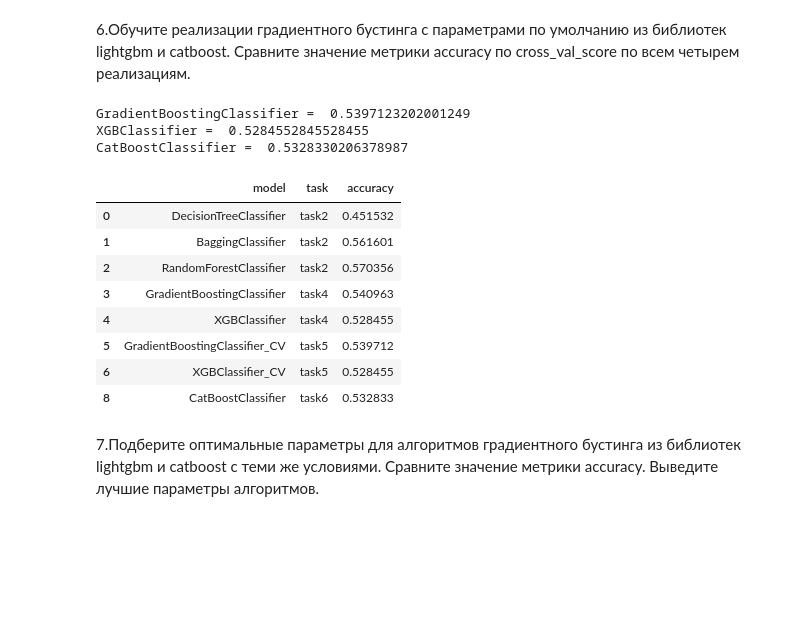
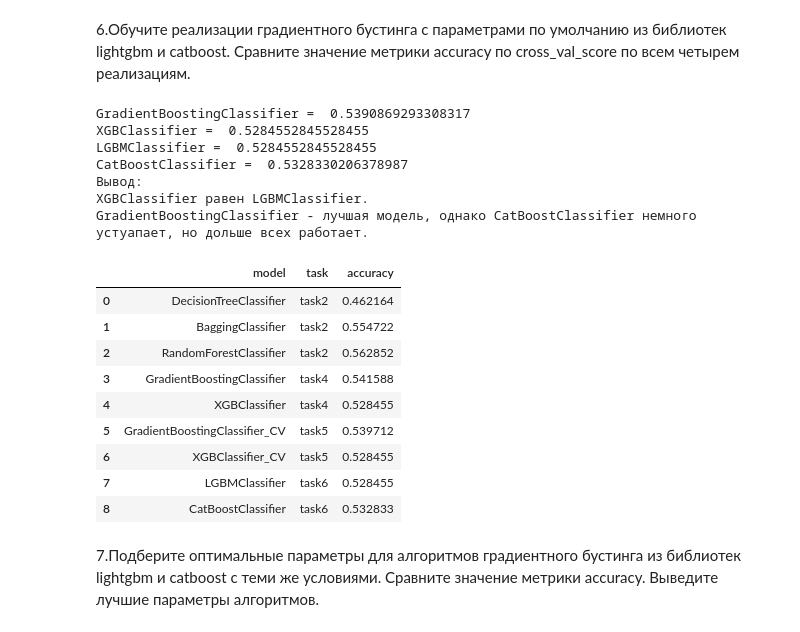
Before and after one commit to PanchenkoVI/start_of_learning_data_scientists, a Jupyter notebook: HM_Task9/HW_4_ML.ipynb, the cells around one changed output. Drawn from its saved outputs; the diff is of its cells as text; code cells hidden in the pictures; blank space fills up the shorter version.

Commit message:
task 9

```diff
--- a/HM_Task9/HW_4_ML.ipynb
+++ b/HM_Task9/HW_4_ML.ipynb
@@ -236,38 +250,45 @@ accuracy: 0.5284552845528455
 # %%
 # ### Ваш код ###
 
 acc_lightgbm = 0
 acc_catboost = 0
 
 print('GradientBoostingClassifier = ',end=' ')
 print(cross_val_score(GradientBoostingClassifier(), X, y, cv=3, scoring ='accuracy').mean())
 
 print('XGBClassifier = ',end=' ')
 print(cross_val_score(XGBClassifier(), X, y_1, cv=3, scoring ='accuracy').mean())
 
-# print('LGBMClassifier = ',end=' ')
-# acc_lightgbm  = cross_val_score(LGBMClassifier(), X, y, cv=3, scoring ='accuracy').mean()
-# print(acc_lightgbm)
+print('LGBMClassifier = ',end=' ')
+acc_lightgbm  = cross_val_score(LGBMClassifier(), X, y, cv=3, scoring ='accuracy').mean()
+print(acc_lightgbm)
 
 print('CatBoostClassifier = ',end=' ')
 acc_catboost = cross_val_score(CatBoostClassifier(verbose=False), X, y, cv=3, scoring ='accuracy').mean()
 print(acc_catboost)
 
-# results.loc[7] = ['LGBMClassifier', 'task6', acc_lightgbm]
+results.loc[7] = ['LGBMClassifier', 'task6', acc_lightgbm]
 results.loc[8] = ['CatBoostClassifier', 'task6', acc_catboost]
+
+print('Вывод:\nXGBClassifier равен LGBMClassifier.\nGradientBoostingClassifier - лучшая модель, однако CatBoostClassifier немного устуапает, но дольше всех работает.')
 results
 # %% [output]
-GradientBoostingClassifier =  0.5397123202001249
+GradientBoostingClassifier =  0.5390869293308317
 XGBClassifier =  0.5284552845528455
+LGBMClassifier =  0.5284552845528455
 CatBoostClassifier =  0.5328330206378987
+Вывод:
+XGBClassifier равен LGBMClassifier.
+GradientBoostingClassifier - лучшая модель, однако CatBoostClassifier немного устуапает, но дольше всех работает.
 |  | model | task | accuracy |
-| 0 | DecisionTreeClassifier | task2 | 0.451532 |
-| 1 | BaggingClassifier | task2 | 0.561601 |
-| 2 | RandomForestClassifier | task2 | 0.570356 |
-| 3 | GradientBoostingClassifier | task4 | 0.540963 |
+| 0 | DecisionTreeClassifier | task2 | 0.462164 |
+| 1 | BaggingClassifier | task2 | 0.554722 |
+| 2 | RandomForestClassifier | task2 | 0.562852 |
+| 3 | GradientBoostingClassifier | task4 | 0.541588 |
 | 4 | XGBClassifier | task4 | 0.528455 |
 | 5 | GradientBoostingClassifier_CV | task5 | 0.539712 |
 | 6 | XGBClassifier_CV | task5 | 0.528455 |
+| 7 | LGBMClassifier | task6 | 0.528455 |
 | 8 | CatBoostClassifier | task6 | 0.532833 |
 # %% [markdown]
 7.Подберите оптимальные параметры для алгоритмов градиентного бустинга из библиотек lightgbm и catboost с теми же условиями.
```
Also changed, not shown: parts of 20 cells of this notebook, 4 other files.
